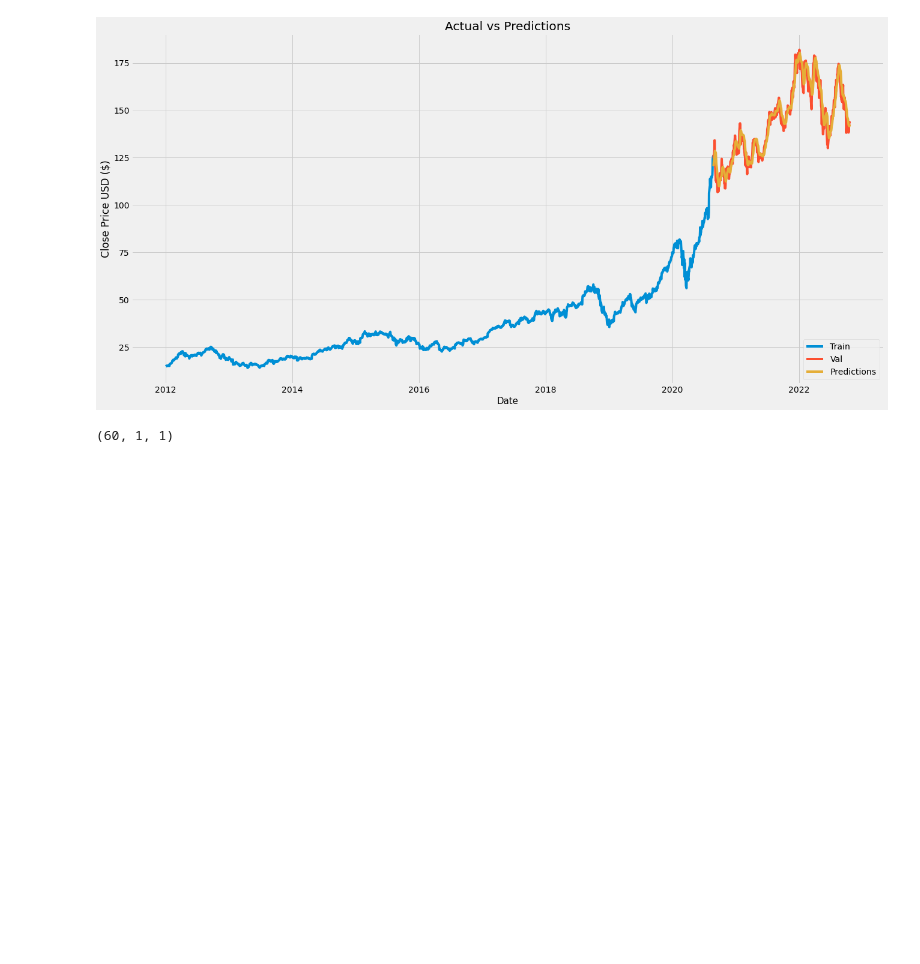
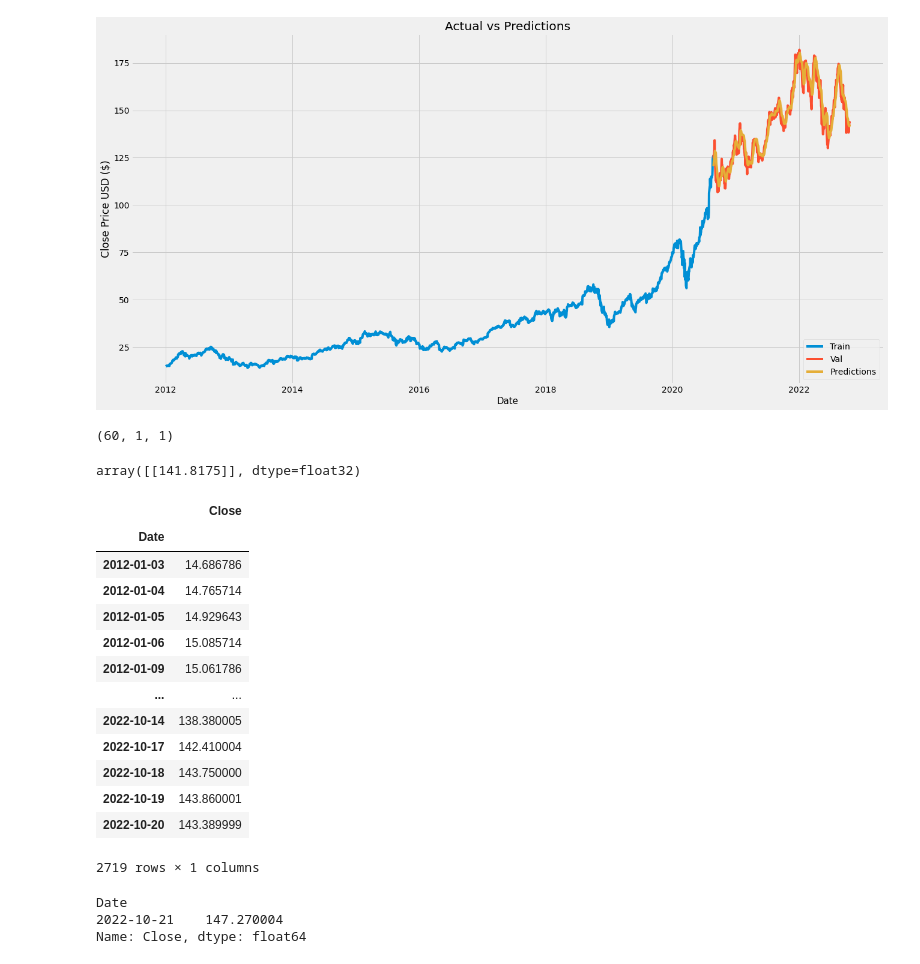
Before and after one commit to Ehab42/Apple-Stock-Price-Presiciton-Using-Python, a Jupyter notebook: Stock Price Prediction.ipynb, the cells around one changed output. Cells and saved outputs as stored; diff of their text form; code cells hidden in the pictures; blank space fills up the shorter version.

```diff
--- a/Stock Price Prediction.ipynb
+++ b/Stock Price Prediction.ipynb
@@ -183,3 +182,40 @@ scaled_data_last = np.reshape(scaled_data_last, (60, 1, 1))
 scaled_data_last.shape
 # %% [output]
 (60, 1, 1)
+# %%
+# Perform one prediction
+data_last_60 = data[-60:].values
+data_last_60_scaled = scalar.transform(data_last_60)
+X_test = []
+X_test.append(data_last_60_scaled)
+X_test = np.array(X_test)
+X_test = np.reshape(X_test, (X_test.shape[0], X_test.shape[1], 1))
+pred_price = model.predict(X_test)
+pred_price = scalar.inverse_transform(pred_price)
+pred_price
+# %% [output]
+array([[141.8175]], dtype=float32)
+# %%
+data
+# %% [output]
+|  | Close |
+| Date |  |
+| 2012-01-03 | 14.686786 |
+| 2012-01-04 | 14.765714 |
+| 2012-01-05 | 14.929643 |
+| 2012-01-06 | 15.085714 |
+| 2012-01-09 | 15.061786 |
+| ... | ... |
+| 2022-10-14 | 138.380005 |
+| 2022-10-17 | 142.410004 |
+| 2022-10-18 | 143.750000 |
+| 2022-10-19 | 143.860001 |
+| 2022-10-20 | 143.389999 |
+2719 rows × 1 columns
+# %%
+data2 = web.DataReader('AAPL', data_source='yahoo', start='2022-10-21', end='2022-10-21')['Close']
+data2
+# %% [output]
+Date
+2022-10-21    147.270004
+Name: Close, dtype: float64
```
Also changed, not shown: parts of 1 cell of this notebook.
